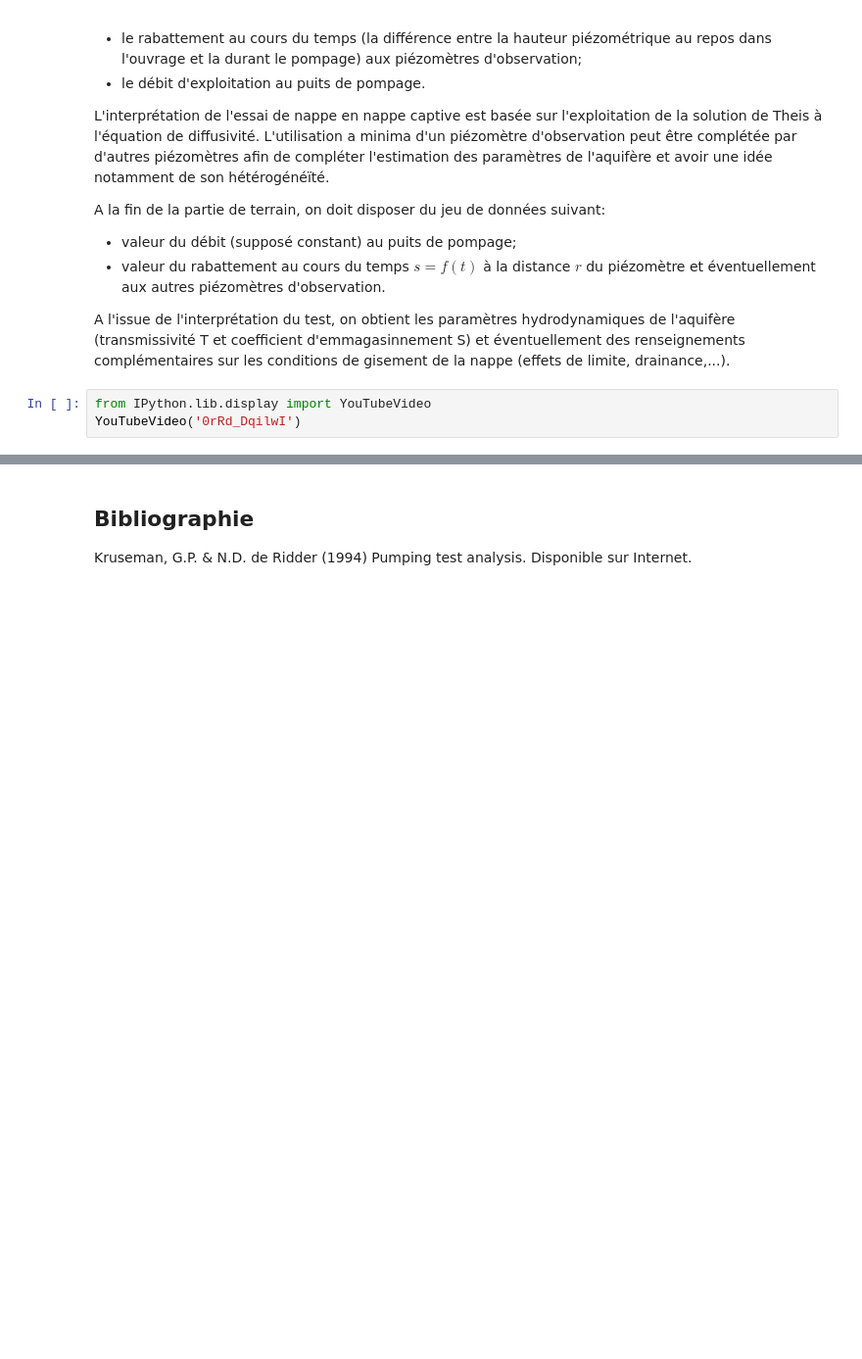
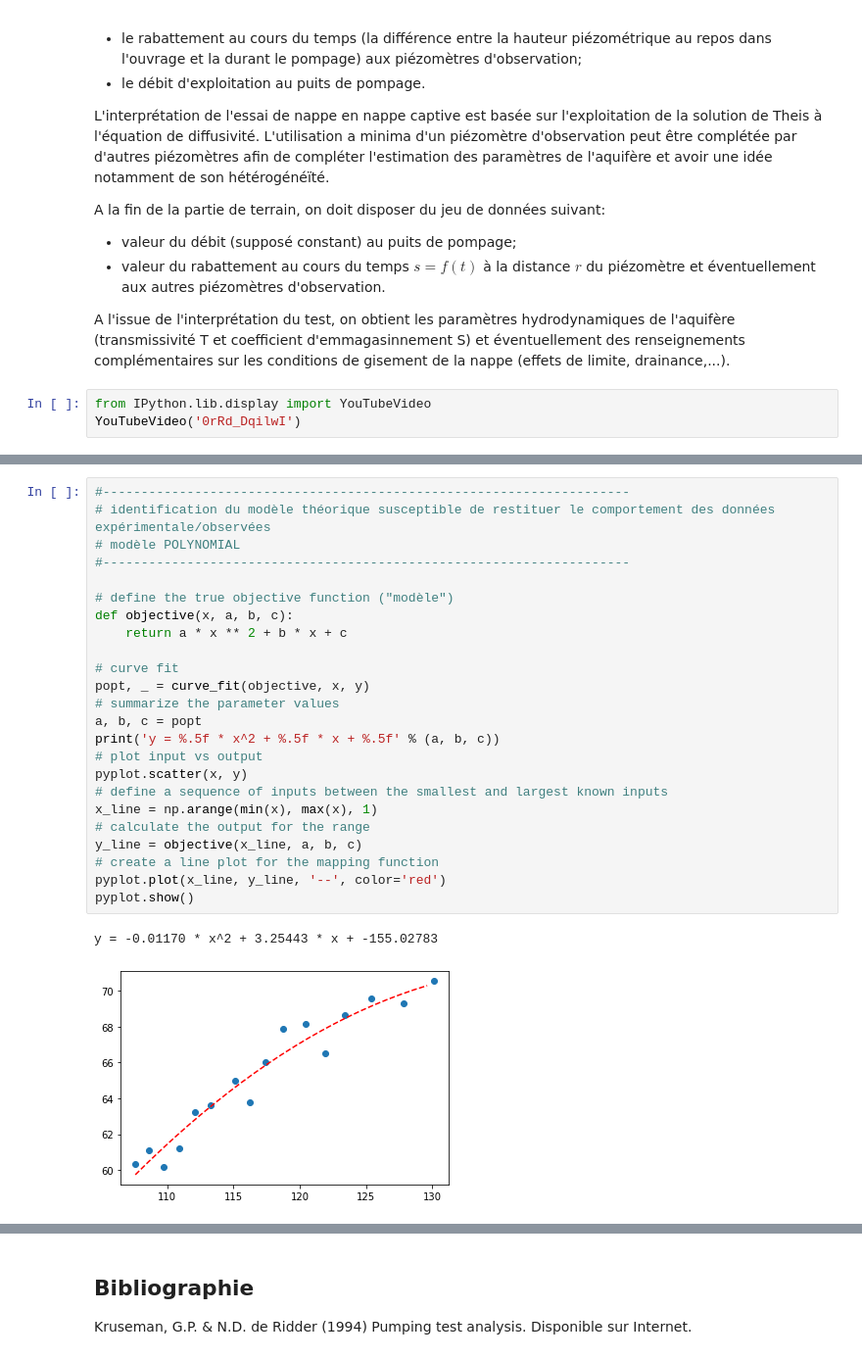
Before and after one commit to larroque852/NB_ENS2_theis_jacob, a Jupyter notebook: ENS2_Nappe_Theis.ipynb, the cells around one changed output, grey strips where cells are left out. Shown at 98% size. Drawn from its saved outputs; the diff is of its cells as text; blank space fills up the shorter version.

```diff
--- a/ENS2_Nappe_Theis.ipynb
+++ b/ENS2_Nappe_Theis.ipynb
@@ -29,0 +282,27 @@ YouTubeVideo('0rRd_DqilwI')
+# %%
+#---------------------------------------------------------------------
+# identification du modèle théorique susceptible de restituer le comportement des données expérimentale/observées
+# modèle POLYNOMIAL
+#---------------------------------------------------------------------
+
+# define the true objective function ("modèle")
+def objective(x, a, b, c):
+	return a * x ** 2 + b * x + c
+
+# curve fit
+popt, _ = curve_fit(objective, x, y)
+# summarize the parameter values
+a, b, c = popt
+print('y = %.5f * x^2 + %.5f * x + %.5f' % (a, b, c))
+# plot input vs output
+pyplot.scatter(x, y)
+# define a sequence of inputs between the smallest and largest known inputs
+x_line = np.arange(min(x), max(x), 1)
+# calculate the output for the range
+y_line = objective(x_line, a, b, c)
+# create a line plot for the mapping function
+pyplot.plot(x_line, y_line, '--', color='red')
+pyplot.show()
+# %% [output]
+y = -0.01170 * x^2 + 3.25443 * x + -155.02783
+[figure, added]
```
Also changed, not shown: parts of 47 cells of this notebook, 1 other file.
